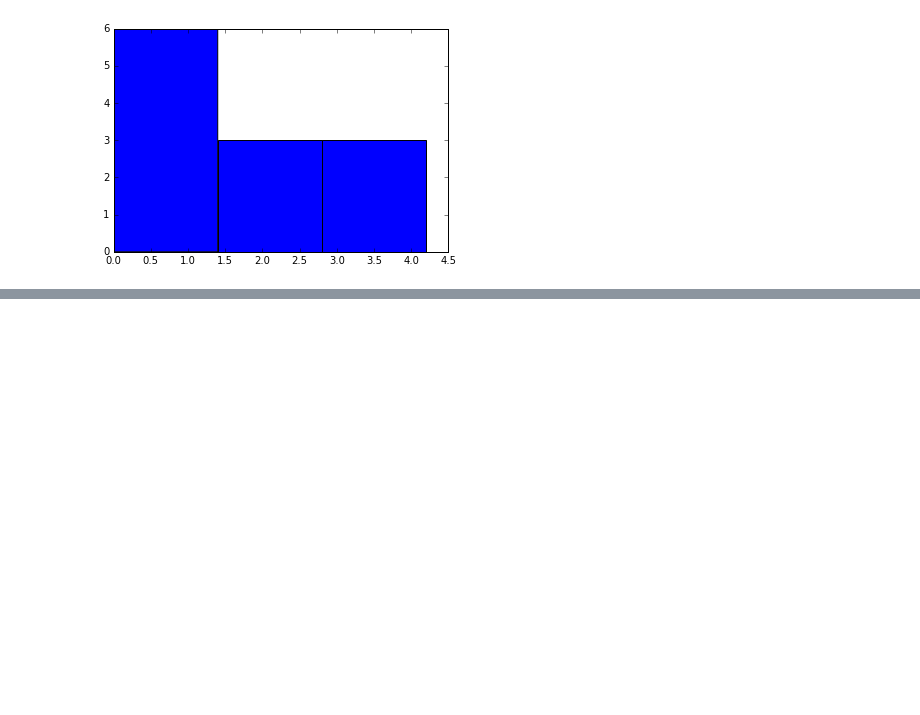
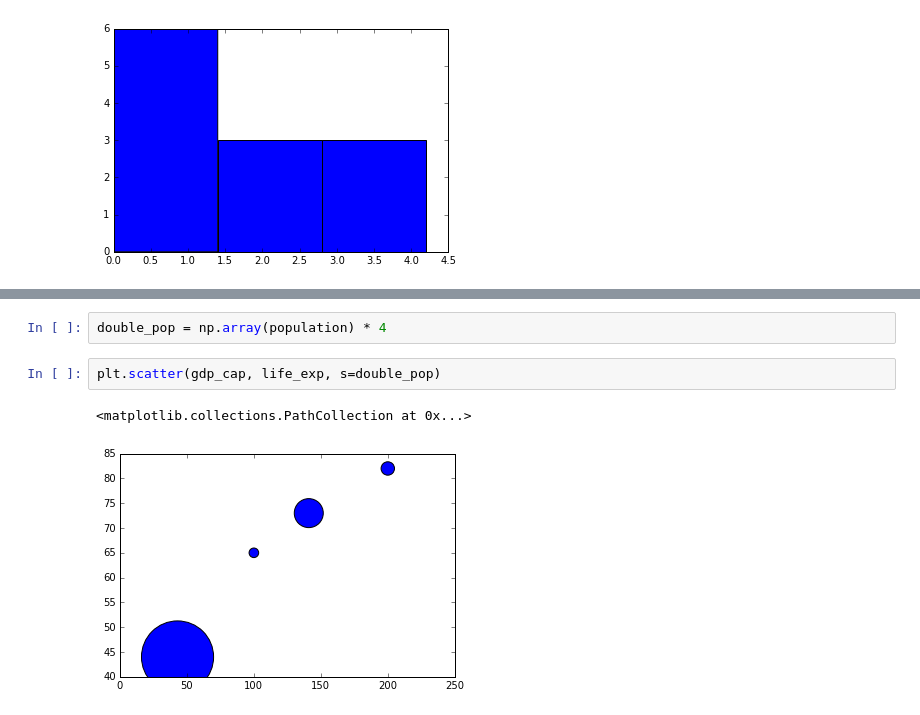
Before and after one commit to CodyHigdem/python_finance_101, a Jupyter notebook: 3_matplotlib.ipynb, the cells around one changed output, grey strips where cells are left out. Drawn from its saved outputs; the diff is of its cells as text; blank space fills up the shorter version.

```diff
--- a/3_matplotlib.ipynb
+++ b/3_matplotlib.ipynb
@@ -50,0 +62,7 @@ plt.plot(year, pop)
+# %%
+double_pop = np.array(population) * 4
+# %%
+plt.scatter(gdp_cap, life_exp, s=double_pop)
+# %% [output]
+<matplotlib.collections.PathCollection at 0x...>
+[figure, added]
```
Also changed, not shown: parts of 5 cells of this notebook.
